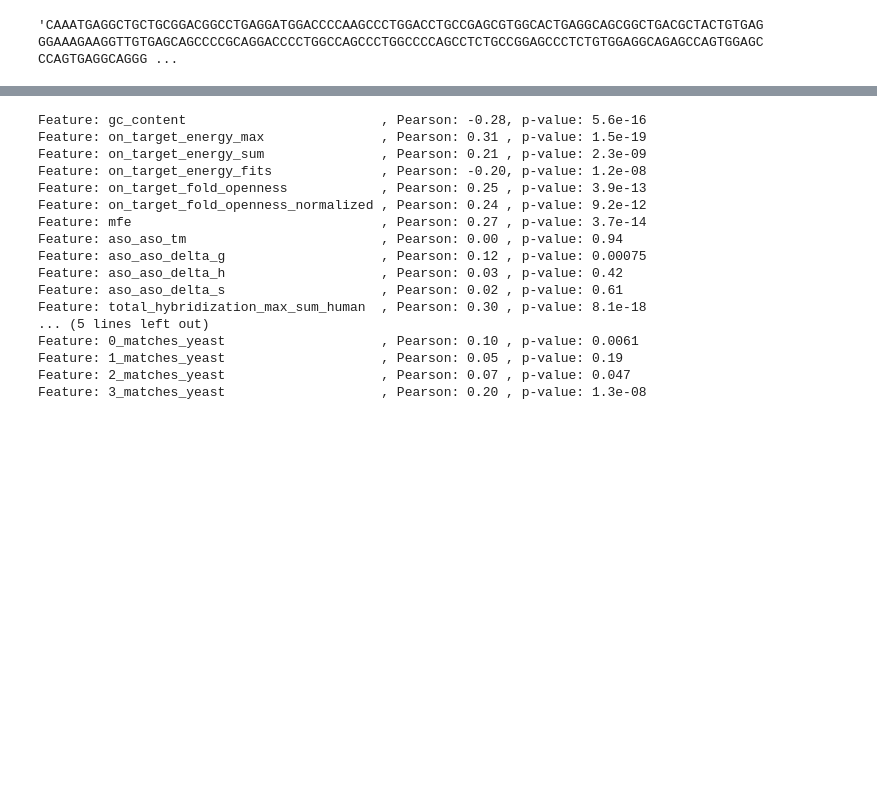
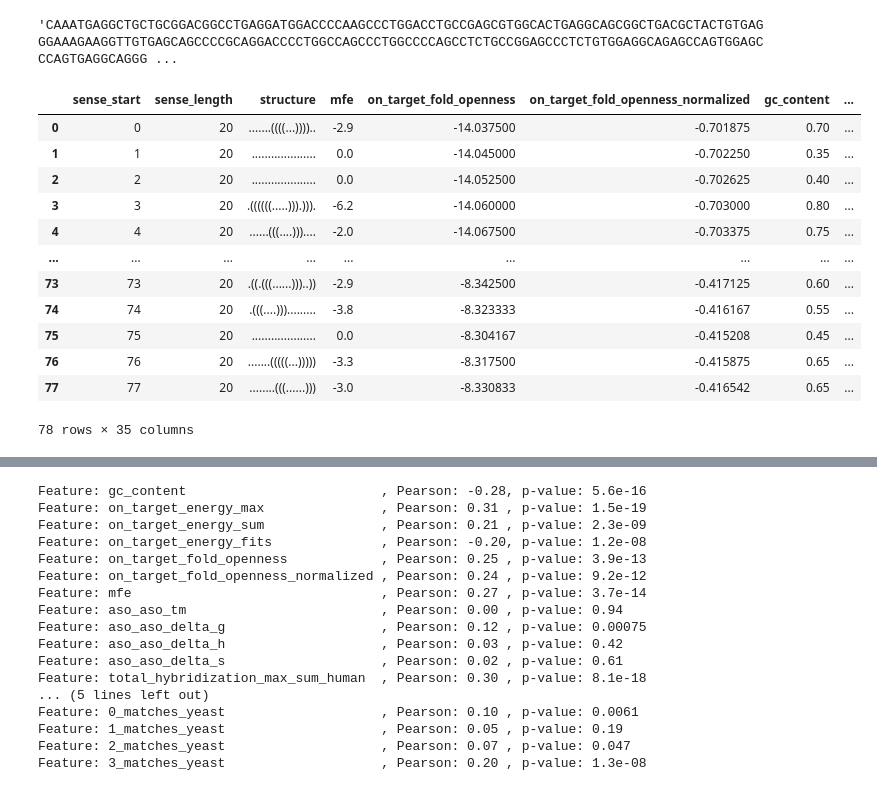
Before and after one commit to RedPenguin100/ASOdesign, a Jupyter notebook: scripts/play_with_data.ipynb, the cells around one changed output, grey strips where cells are left out. Saved outputs shown, nothing was run; the diff lists cells and outputs as text; code cells hidden in the pictures; blank space fills up the shorter version.

```diff
--- a/scripts/play_with_data.ipynb
+++ b/scripts/play_with_data.ipynb
@@ -129,7 +129,21 @@ str(pre_mrna.seq)
 # %%
 import pandas as pd
 from consts import EXPERIMENT_RESULTS
 
-all_features = pd.read_csv(EXPERIMENT_RESULTS / 'Angptl2' / 'all_features.csv')
-# all_features
+all_features = pd.read_csv(EXPERIMENT_RESULTS / 'BCL2Patent' / 'all_features.csv')
+all_features
+# %% [output]
+|  | sense_start | sense_length | structure | mfe | on_target_fold_openness | on_target_fold_openness_normalized | gc_content | ... |
+| 0 | 0 | 20 | .......((((...)))).. | -2.9 | -14.037500 | -0.701875 | 0.70 | ... |
+| 1 | 1 | 20 | .................... | 0.0 | -14.045000 | -0.702250 | 0.35 | ... |
+| 2 | 2 | 20 | .................... | 0.0 | -14.052500 | -0.702625 | 0.40 | ... |
+| 3 | 3 | 20 | .((((((.....))).))). | -6.2 | -14.060000 | -0.703000 | 0.80 | ... |
+| 4 | 4 | 20 | ......(((....))).... | -2.0 | -14.067500 | -0.703375 | 0.75 | ... |
+| ... | ... | ... | ... | ... | ... | ... | ... | ... |
+| 73 | 73 | 20 | .((.(((......)))..)) | -2.9 | -8.342500 | -0.417125 | 0.60 | ... |
+| 74 | 74 | 20 | .(((....)))......... | -3.8 | -8.323333 | -0.416167 | 0.55 | ... |
+| 75 | 75 | 20 | .................... | 0.0 | -8.304167 | -0.415208 | 0.45 | ... |
+| 76 | 76 | 20 | .......(((((...))))) | -3.3 | -8.317500 | -0.415875 | 0.65 | ... |
+| 77 | 77 | 20 | ........(((......))) | -3.0 | -8.330833 | -0.416542 | 0.65 | ... |
+78 rows × 35 columns
 # %%
```
Also changed, not shown: parts of 5 cells of this notebook.
